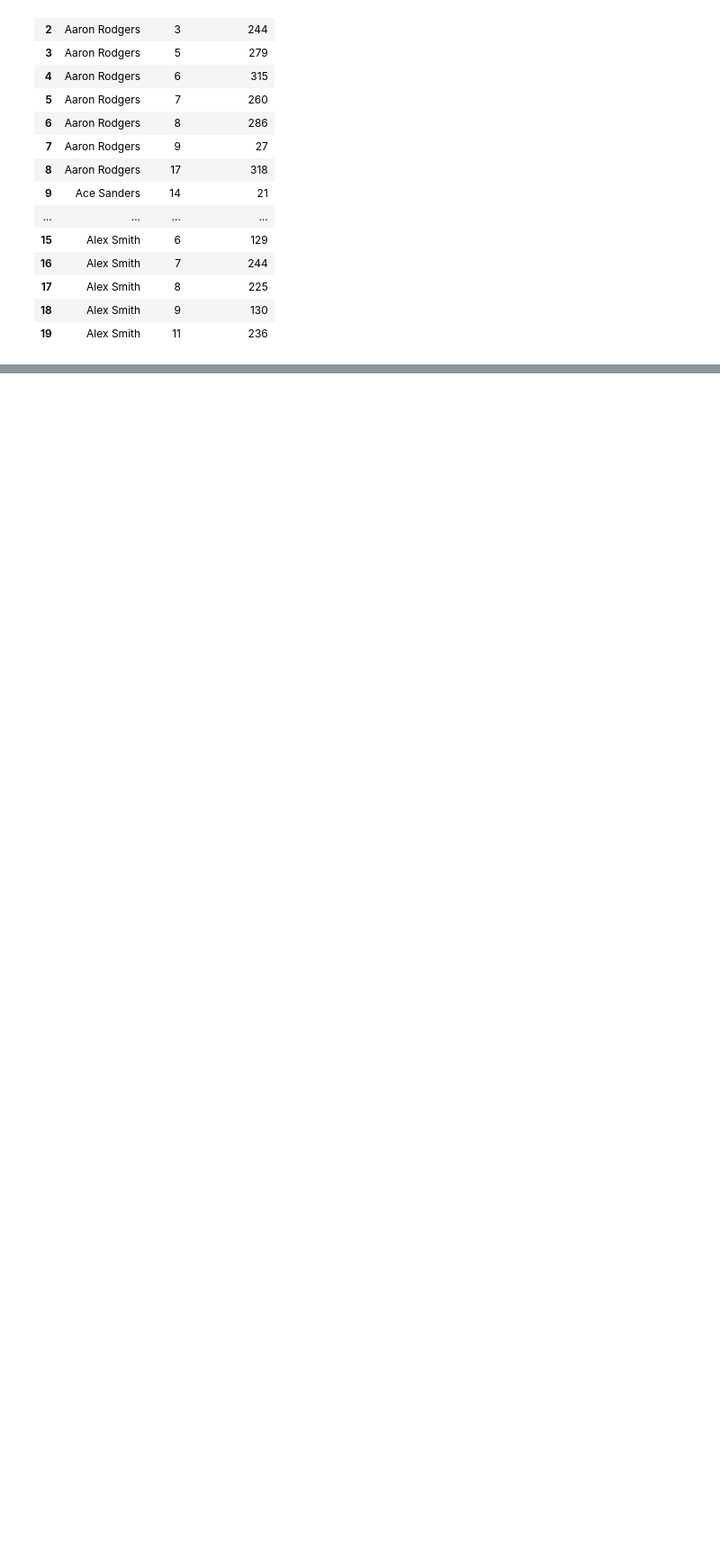
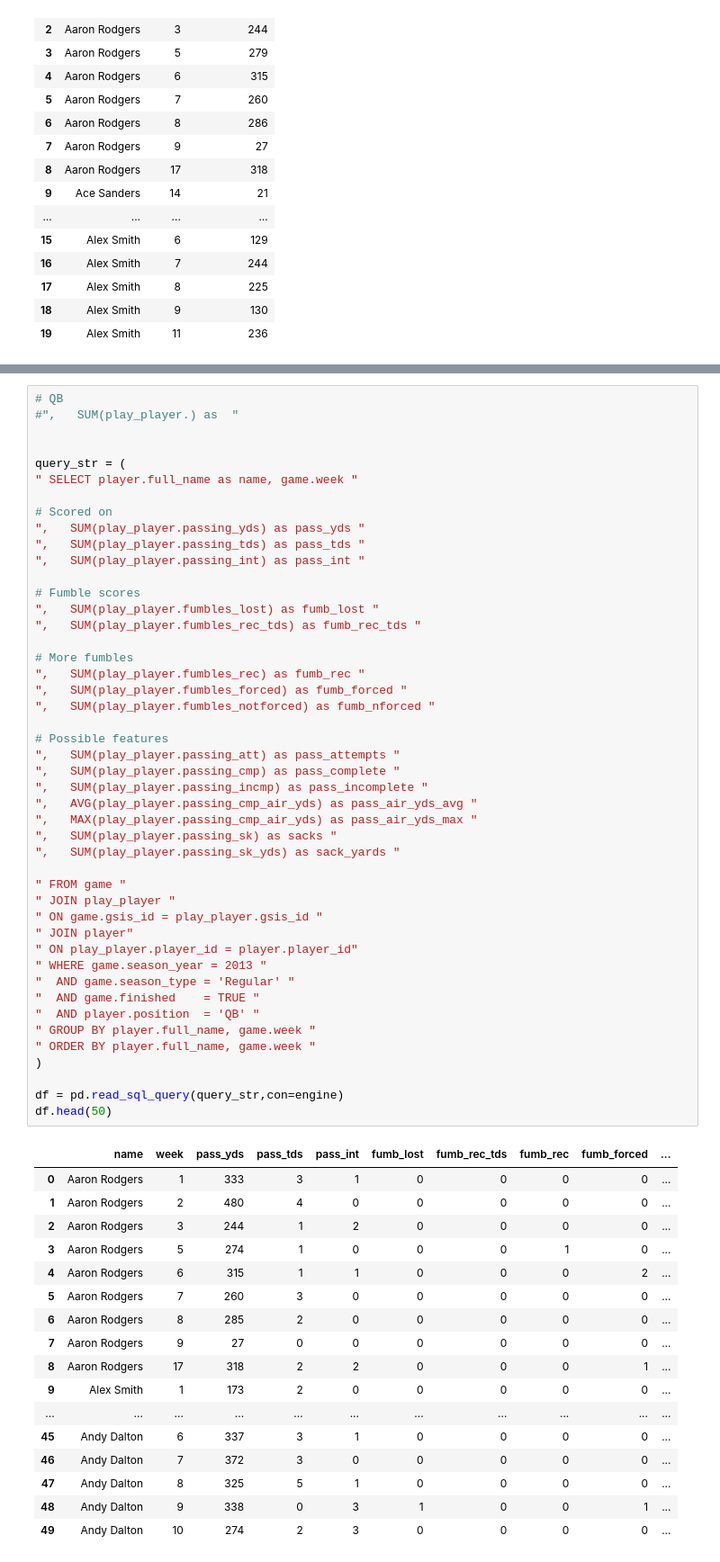
Before and after one commit to markertsean/Fantasy_Football, a Jupyter notebook: stats_generation/generate_sql.ipynb, the cells around one changed output, grey strips where cells are left out. Shown: that part at 90% size. Drawn from its saved outputs; the diff is of its cells as text; blank space fills up the shorter version.

```diff
--- a/stats_generation/generate_sql.ipynb
+++ b/stats_generation/generate_sql.ipynb
@@ -97,3 +97,67 @@ df.head(50)
 | 47 | Dan Bailey | 1 | 2 | 0 | 3 | 0 | 45 | NaN |
 | 48 | Dan Bailey | 2 | 1 | 0 | 3 | 0 | 53 | NaN |
 | 49 | Dan Bailey | 3 | 4 | 0 | 1 | 1 | 19 | 35.0 |
+# %%
+# QB
+#",   SUM(play_player.) as  "
+
+
+query_str = (
+" SELECT player.full_name as name, game.week "
+
+# Scored on
+",   SUM(play_player.passing_yds) as pass_yds "
+",   SUM(play_player.passing_tds) as pass_tds "
+",   SUM(play_player.passing_int) as pass_int "
+
+# Fumble scores
+",   SUM(play_player.fumbles_lost) as fumb_lost "
+",   SUM(play_player.fumbles_rec_tds) as fumb_rec_tds "
+
+# More fumbles
+",   SUM(play_player.fumbles_rec) as fumb_rec "
+",   SUM(play_player.fumbles_forced) as fumb_forced "
+",   SUM(play_player.fumbles_notforced) as fumb_nforced "
+
+# Possible features
+",   SUM(play_player.passing_att) as pass_attempts "
+",   SUM(play_player.passing_cmp) as pass_complete "
+",   SUM(play_player.passing_incmp) as pass_incomplete "
+",   AVG(play_player.passing_cmp_air_yds) as pass_air_yds_avg "
+",   MAX(play_player.passing_cmp_air_yds) as pass_air_yds_max "
+",   SUM(play_player.passing_sk) as sacks "
+",   SUM(play_player.passing_sk_yds) as sack_yards "
+
+" FROM game "
+" JOIN play_player "
+" ON game.gsis_id = play_player.gsis_id "
+" JOIN player"
+" ON play_player.player_id = player.player_id"
+" WHERE game.season_year = 2013 "
+"  AND game.season_type = 'Regular' "
+"  AND game.finished    = TRUE "
+"  AND player.position  = 'QB' "
+" GROUP BY player.full_name, game.week "
+" ORDER BY player.full_name, game.week "
+)
+
+df = pd.read_sql_query(query_str,con=engine)
+df.head(50)
+# %% [output]
+|  | name | week | pass_yds | pass_tds | pass_int | fumb_lost | fumb_rec_tds | fumb_rec | fumb_forced | ... |
+| 0 | Aaron Rodgers | 1 | 333 | 3 | 1 | 0 | 0 | 0 | 0 | ... |
+| 1 | Aaron Rodgers | 2 | 480 | 4 | 0 | 0 | 0 | 0 | 0 | ... |
+| 2 | Aaron Rodgers | 3 | 244 | 1 | 2 | 0 | 0 | 0 | 0 | ... |
+| 3 | Aaron Rodgers | 5 | 274 | 1 | 0 | 0 | 0 | 1 | 0 | ... |
+| 4 | Aaron Rodgers | 6 | 315 | 1 | 1 | 0 | 0 | 0 | 2 | ... |
+| 5 | Aaron Rodgers | 7 | 260 | 3 | 0 | 0 | 0 | 0 | 0 | ... |
+| 6 | Aaron Rodgers | 8 | 285 | 2 | 0 | 0 | 0 | 0 | 0 | ... |
+| 7 | Aaron Rodgers | 9 | 27 | 0 | 0 | 0 | 0 | 0 | 0 | ... |
+| 8 | Aaron Rodgers | 17 | 318 | 2 | 2 | 0 | 0 | 0 | 1 | ... |
+| 9 | Alex Smith | 1 | 173 | 2 | 0 | 0 | 0 | 0 | 0 | ... |
+| ... | ... | ... | ... | ... | ... | ... | ... | ... | ... | ... |
+| 45 | Andy Dalton | 6 | 337 | 3 | 1 | 0 | 0 | 0 | 0 | ... |
+| 46 | Andy Dalton | 7 | 372 | 3 | 0 | 0 | 0 | 0 | 0 | ... |
+| 47 | Andy Dalton | 8 | 325 | 5 | 1 | 0 | 0 | 0 | 0 | ... |
+| 48 | Andy Dalton | 9 | 338 | 0 | 3 | 1 | 0 | 0 | 1 | ... |
+| 49 | Andy Dalton | 10 | 274 | 2 | 3 | 0 | 0 | 0 | 0 | ... |
```
Also changed, not shown: parts of 2 cells of this notebook.
